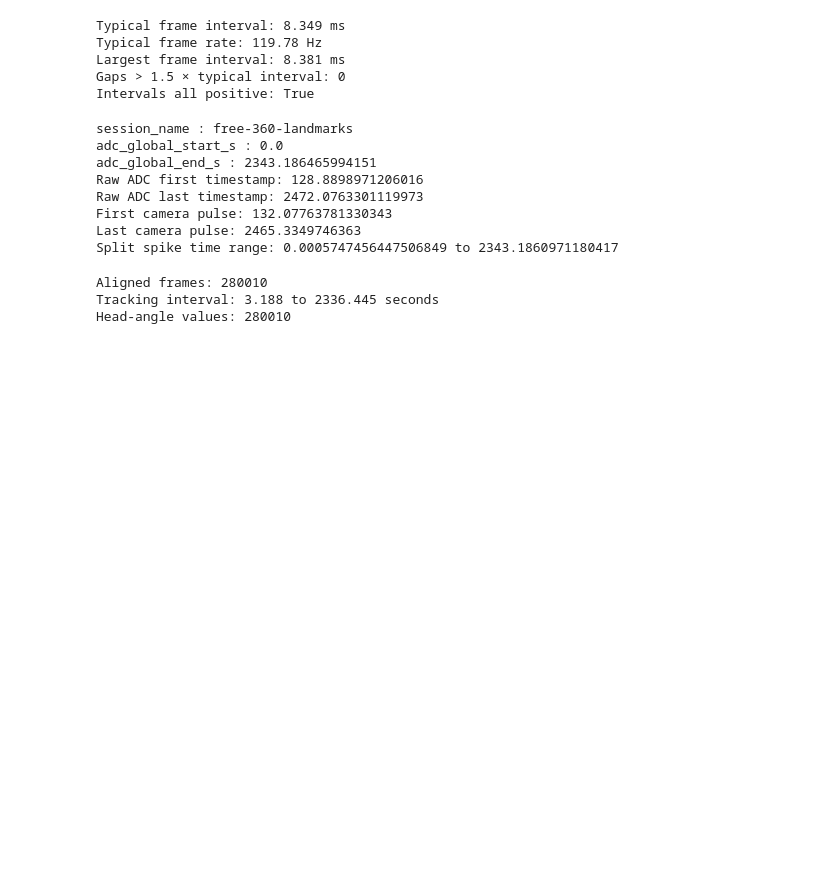
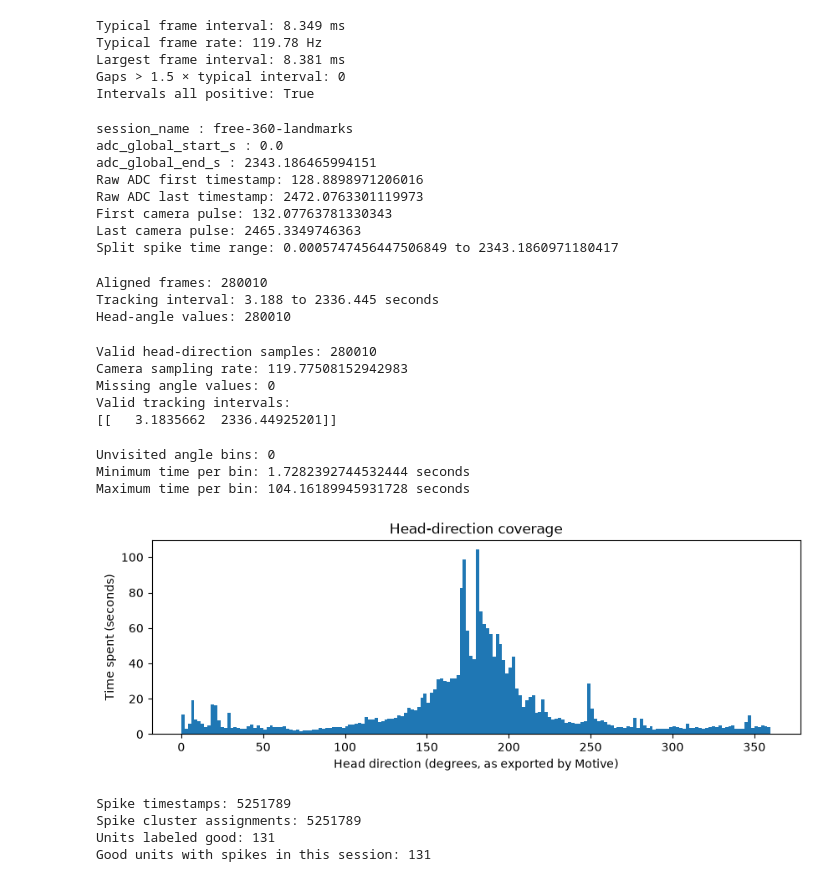
Before and after one commit to adev97/rfmapping, a Jupyter notebook: tuning_curves.ipynb, the cells around one changed output. Cells and saved outputs as stored; diff of their text form; code cells hidden in the pictures; blank space fills up the shorter version.

Commit message:
tuning curves, aparna, works

```diff
--- a/tuning_curves.ipynb
+++ b/tuning_curves.ipynb
@@ -287,3 +285,79 @@ print("Head-angle values:", len(aligned_hd_angles))
 Aligned frames: 280010
 Tracking interval: 3.188 to 2336.445 seconds
 Head-angle values: 280010
+# %%
+HD_tsd, feature_fs_hz = make_head_direction_tsd(
+    camera_times_local,
+    aligned_frames,
+    aligned_hd_angles % 360,
+)
+
+print("Valid head-direction samples:", len(HD_tsd))
+print("Camera sampling rate:", feature_fs_hz)
+print("Missing angle values:", np.count_nonzero(
+    ~np.isfinite(aligned_hd_angles)
+))
+print("Valid tracking intervals:")
+print(HD_tsd.time_support.values)
+# %% [output]
+Valid head-direction samples: 280010
+Camera sampling rate: 119.77508152942983
+Missing angle values: 0
+Valid tracking intervals:
+[[   3.1835662  2336.44925201]]
+# %%
+angle_edges = np.linspace(0, 360, 181)  # Kai's 180 bins
+angle_counts, _ = np.histogram(
+    aligned_hd_angles % 360,
+    bins=angle_edges,
+)
+occupancy_seconds = angle_counts / feature_fs_hz
+
+print("Unvisited angle bins:", np.count_nonzero(angle_counts == 0))
+print("Minimum time per bin:", occupancy_seconds.min(), "seconds")
+print("Maximum time per bin:", occupancy_seconds.max(), "seconds")
+
+plt.figure(figsize=(10, 3))
+plt.bar(
+    (angle_edges[:-1] + angle_edges[1:]) / 2,
+    occupancy_seconds,
+    width=2,
+)
+plt.xlabel("Head direction (degrees, as exported by Motive)")
+plt.ylabel("Time spent (seconds)")
+plt.title("Head-direction coverage")
+plt.show()
+# %% [output]
+Unvisited angle bins: 0
+Minimum time per bin: 1.7282392744532444 seconds
+Maximum time per bin: 104.16189945931728 seconds
+[figure, added]
+# %%
+spike_clusters = np.load(
+    neural_dir / "spike_clusters.npy",
+    mmap_mode="r",
+)
+unit_labels = pd.read_csv(
+    neural_dir / "cluster_KSLabel.tsv",
+    sep="\t",
+)
+
+good_unit_ids = unit_labels.loc[
+    unit_labels["KSLabel"].astype(str).str.lower() == "good",
+    "cluster_id",
+].to_numpy()
+
+print("Spike timestamps:", spike_times.size)
+print("Spike cluster assignments:", spike_clusters.size)
+assert spike_times.size == spike_clusters.size
+
+print("Units labeled good:", len(good_unit_ids))
+print(
+    "Good units with spikes in this session:",
+    len(np.intersect1d(good_unit_ids, np.unique(spike_clusters))),
+)
+# %% [output]
+Spike timestamps: 5251789
+Spike cluster assignments: 5251789
+Units labeled good: 131
+Good units with spikes in this session: 131
```
Also changed, not shown: parts of 8 cells of this notebook.
